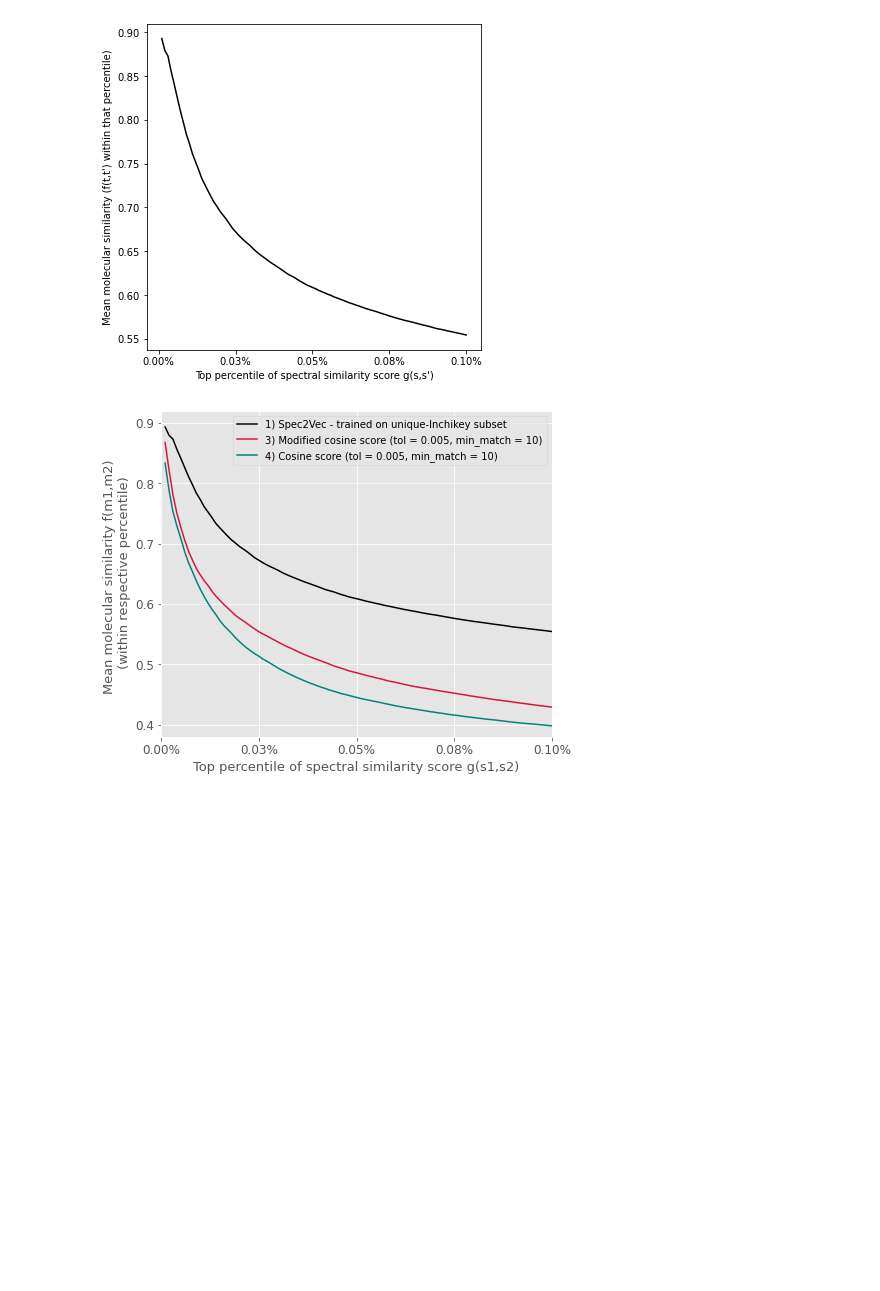
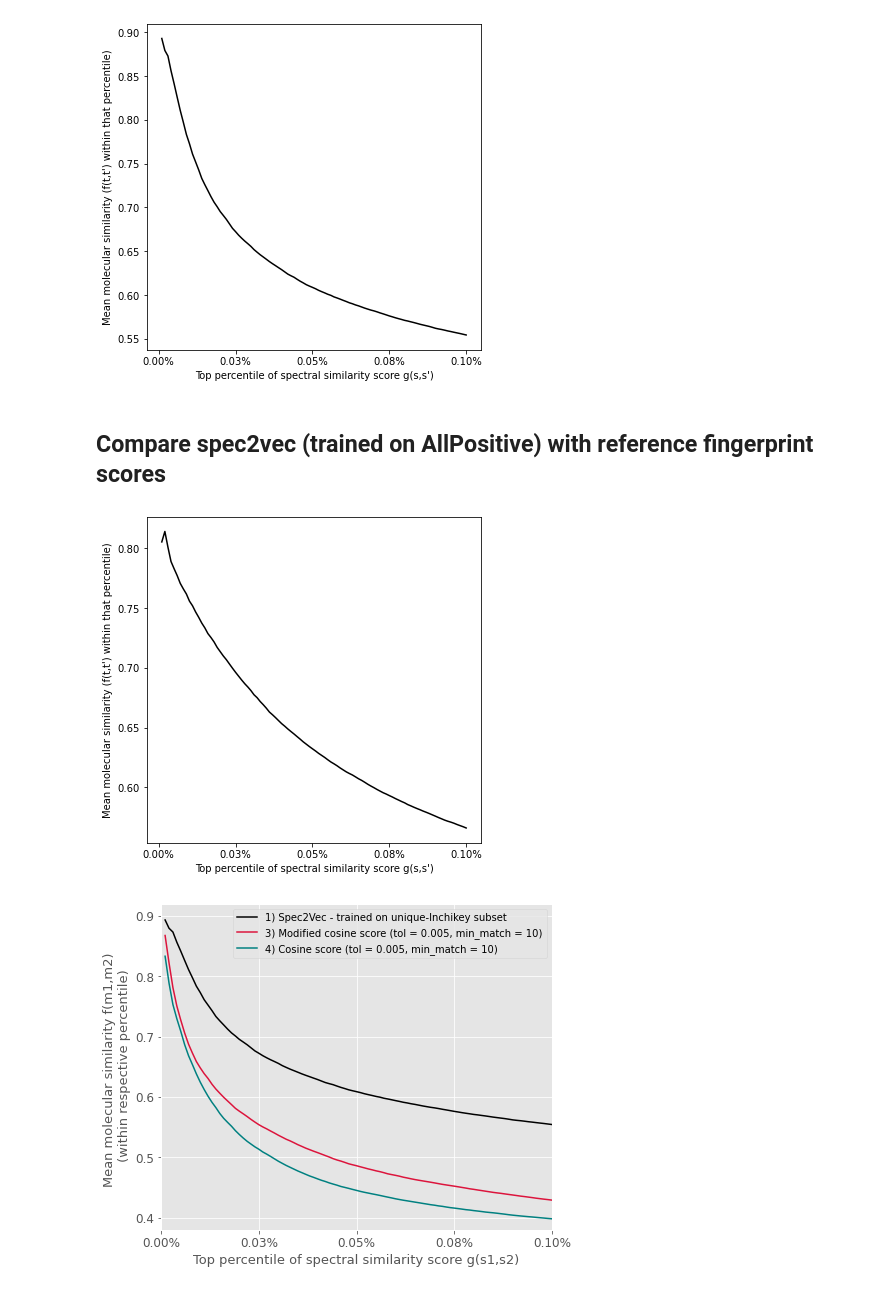
Before and after one commit to iomega/spec2vec, a Jupyter notebook: notebooks/iomega-workflow-7-compare-the-different-scores.ipynb, the cells around one changed output. Drawn from its saved outputs; the diff is of its cells as text; code cells hidden in the pictures; blank space fills up the shorter version.

```diff
--- a/notebooks/iomega-workflow-7-compare-the-different-scores.ipynb
+++ b/notebooks/iomega-workflow-7-compare-the-different-scores.ipynb
@@ -82,6 +74,18 @@ percentile_spec2vec_2dec_15iter = plot_precentile(matrix_similarities_fingerprin
                                                   ignore_diagonal=True)
 # %% [output]
 [figure]
+# %% [markdown]
+## Compare spec2vec (trained on AllPositive) with reference fingerprint scores
+# %%
+filename = os.path.join(path_data,'similarities_spec2vec_2dec_AllPositiveModel_15iter.npy')
+matrix_similarities_spec2vec_allpositive = np.load(filename)
+# %%
+percentile_spec2vec_2dec_AllPos_15iter = plot_precentile(matrix_similarities_fingerprint_daylight,
+                                                  matrix_similarities_spec2vec_allpositive,
+                                                  num_bins=100, show_top_percentile=0.1,
+                                                  ignore_diagonal=True)
+# %% [output]
+[figure, added]
 # %%
 #Compare all:
 num_bins = 100
```
Also changed, not shown: parts of 3 cells of this notebook, 1 other file.
